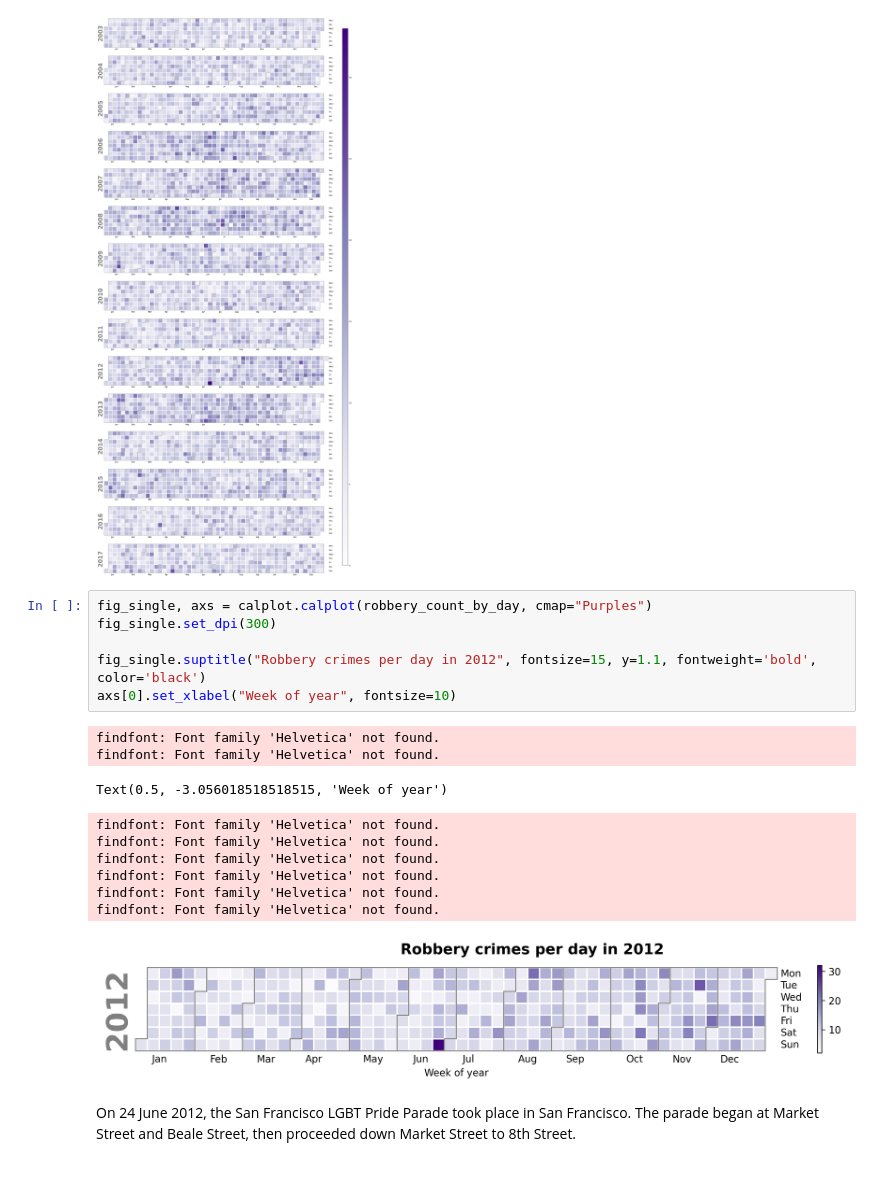
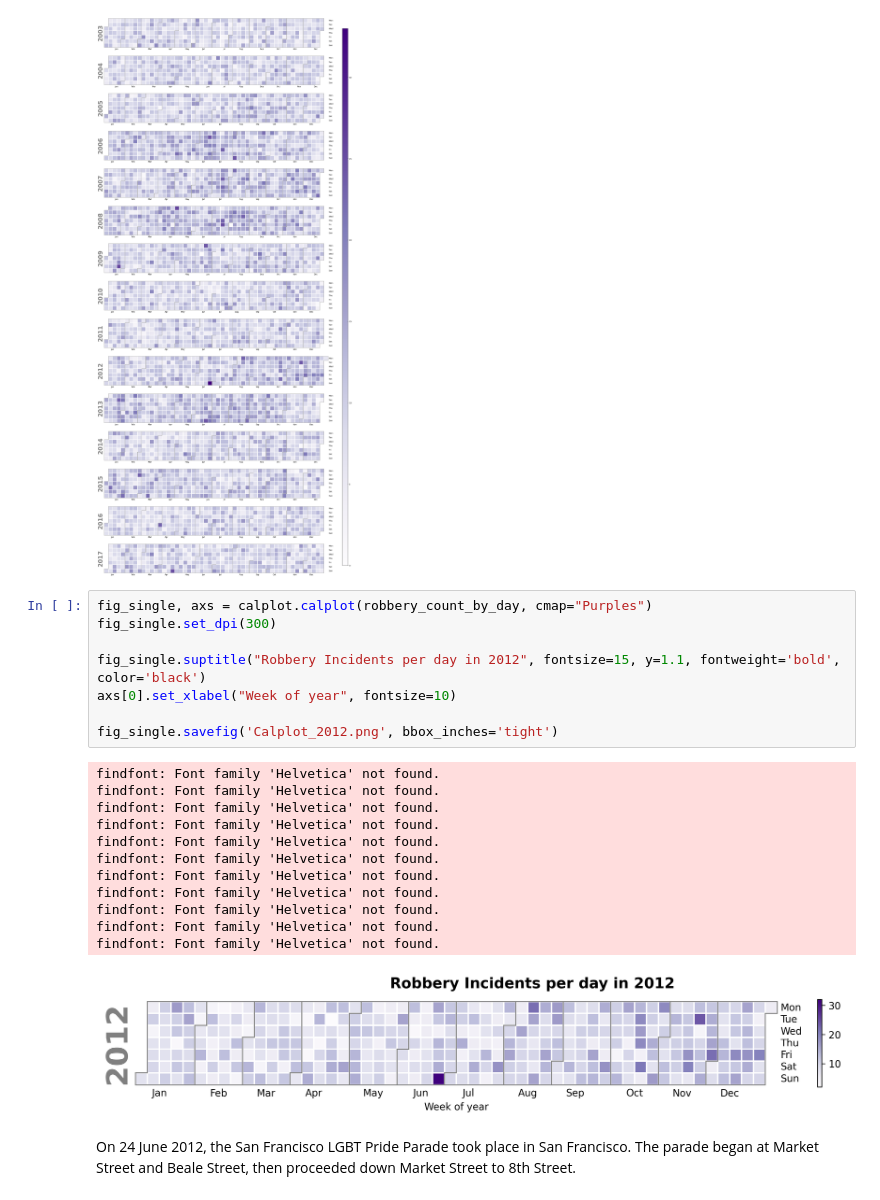
Before and after one commit to Starostka/socviz, a Jupyter notebook: Week8.ipynb, the cells around one changed output. Cells and saved outputs as stored; diff of their text form.

```diff
--- a/Week8.ipynb
+++ b/Week8.ipynb
@@ -207,20 +183,24 @@ findfont: Font family 'Helvetica' not found.
 # %%
 fig_single, axs = calplot.calplot(robbery_count_by_day, cmap="Purples")
 fig_single.set_dpi(300)
 
-fig_single.suptitle("Robbery crimes per day in 2012", fontsize=15, y=1.1, fontweight='bold', color='black')
+fig_single.suptitle("Robbery Incidents per day in 2012", fontsize=15, y=1.1, fontweight='bold', color='black')
 axs[0].set_xlabel("Week of year", fontsize=10)
+
+fig_single.savefig('Calplot_2012.png', bbox_inches='tight')
 # %% [output]
 findfont: Font family 'Helvetica' not found.
 findfont: Font family 'Helvetica' not found.
+findfont: Font family 'Helvetica' not found.
+findfont: Font family 'Helvetica' not found.
+findfont: Font family 'Helvetica' not found.
+findfont: Font family 'Helvetica' not found.
+findfont: Font family 'Helvetica' not found.
+findfont: Font family 'Helvetica' not found.
+findfont: Font family 'Helvetica' not found.
+findfont: Font family 'Helvetica' not found.
+findfont: Font family 'Helvetica' not found.
-Text(0.5, -3.056018518518515, 'Week of year')
-findfont: Font family 'Helvetica' not found.
-findfont: Font family 'Helvetica' not found.
-findfont: Font family 'Helvetica' not found.
-findfont: Font family 'Helvetica' not found.
-findfont: Font family 'Helvetica' not found.
-findfont: Font family 'Helvetica' not found.
-[figure, old version]
+[figure, new version]
 # %% [markdown]
 On 24 June 2012, the San Francisco LGBT Pride Parade took place in San Francisco. The parade began at Market Street and Beale Street, then proceeded down Market Street to 8th Street.
 # %%
```
Also changed, not shown: parts of 5 cells of this notebook, 1 other file.
